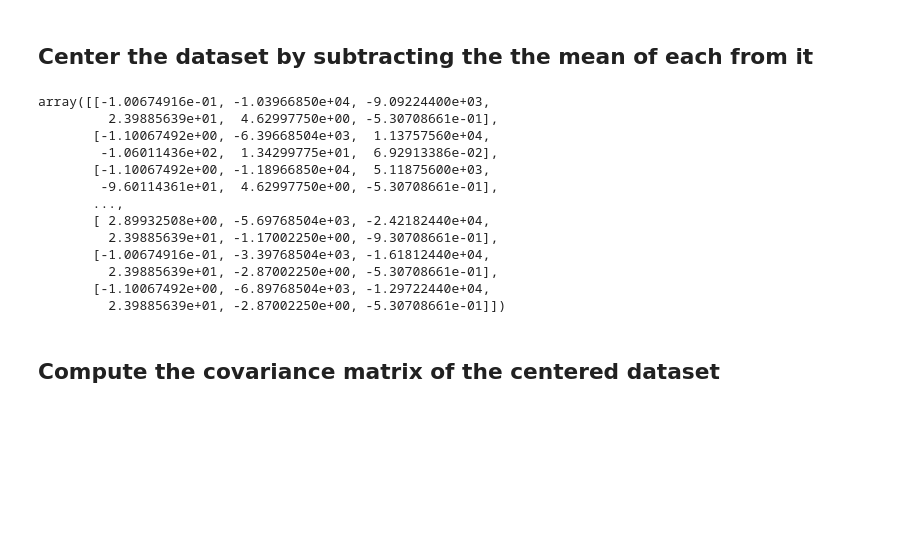
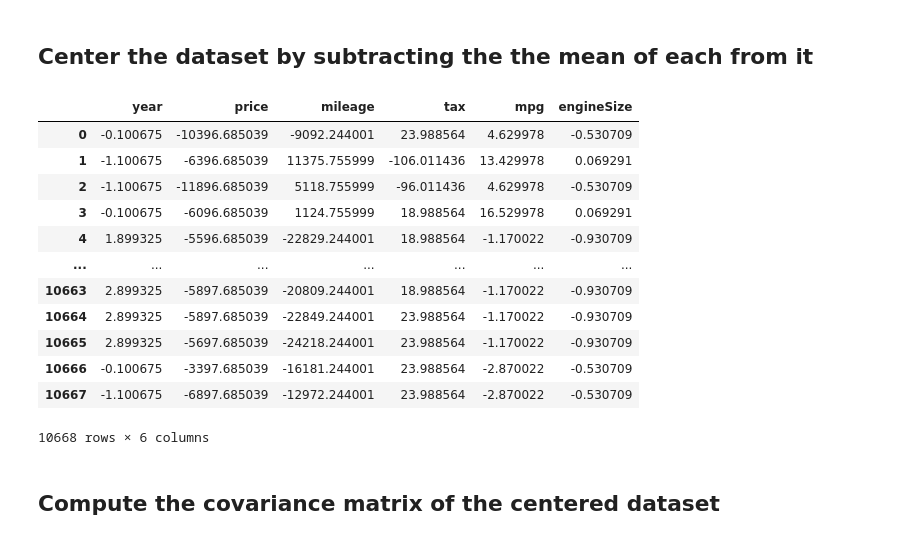
Before and after one commit to Neo-Panther/PCA-Linear-Regression, a Jupyter notebook: 2-A.ipynb, the cells around one changed output. Saved outputs shown, nothing was run; the diff lists cells and outputs as text; code cells hidden in the pictures; blank space fills up the shorter version.

```diff
--- a/2-A.ipynb
+++ b/2-A.ipynb
@@ -92,25 +93,25 @@ array([[2.0170e+03, 1.2500e+04, 1.5735e+04, 1.5000e+02, 5.5400e+01,
 # 2. Implementing PCA using Covariance Matrices
 # %% [markdown]
 ## Center the dataset by subtracting the the mean of each from it
-# %%
-import numpy as np
-for i in range(matrix.shape[1]):
-  matrix[:, i] -= np.mean(matrix[:, i])
-matrix
-# %% [output]
-array([[-1.00674916e-01, -1.03966850e+04, -9.09224400e+03,
-         2.39885639e+01,  4.62997750e+00, -5.30708661e-01],
-       [-1.10067492e+00, -6.39668504e+03,  1.13757560e+04,
-        -1.06011436e+02,  1.34299775e+01,  6.92913386e-02],
-       [-1.10067492e+00, -1.18966850e+04,  5.11875600e+03,
-        -9.60114361e+01,  4.62997750e+00, -5.30708661e-01],
-       ...,
-       [ 2.89932508e+00, -5.69768504e+03, -2.42182440e+04,
-         2.39885639e+01, -1.17002250e+00, -9.30708661e-01],
-       [-1.00674916e-01, -3.39768504e+03, -1.61812440e+04,
-         2.39885639e+01, -2.87002250e+00, -5.30708661e-01],
-       [-1.10067492e+00, -6.89768504e+03, -1.29722440e+04,
-         2.39885639e+01, -2.87002250e+00, -5.30708661e-01]])
+# %%
+import numpy as np
+for col in dataset.columns:
+  dataset[col] -= dataset[col].mean()
+dataset
+# %% [output]
+|  | year | price | mileage | tax | mpg | engineSize |
+| 0 | -0.100675 | -10396.685039 | -9092.244001 | 23.988564 | 4.629978 | -0.530709 |
+| 1 | -1.100675 | -6396.685039 | 11375.755999 | -106.011436 | 13.429978 | 0.069291 |
+| 2 | -1.100675 | -11896.685039 | 5118.755999 | -96.011436 | 4.629978 | -0.530709 |
+| 3 | -0.100675 | -6096.685039 | 1124.755999 | 18.988564 | 16.529978 | 0.069291 |
+| 4 | 1.899325 | -5596.685039 | -22829.244001 | 18.988564 | -1.170022 | -0.930709 |
+| ... | ... | ... | ... | ... | ... | ... |
+| 10663 | 2.899325 | -5897.685039 | -20809.244001 | 18.988564 | -1.170022 | -0.930709 |
+| 10664 | 2.899325 | -5897.685039 | -22849.244001 | 23.988564 | -1.170022 | -0.930709 |
+| 10665 | 2.899325 | -5697.685039 | -24218.244001 | 23.988564 | -1.170022 | -0.930709 |
+| 10666 | -0.100675 | -3397.685039 | -16181.244001 | 23.988564 | -2.870022 | -0.530709 |
+| 10667 | -1.100675 | -6897.685039 | -12972.244001 | 23.988564 | -2.870022 | -0.530709 |
+10668 rows × 6 columns
 # %% [markdown]
 ## Compute the covariance matrix of the centered dataset
 # %%
```
Also changed, not shown: parts of 16 cells of this notebook, 5 other files.
